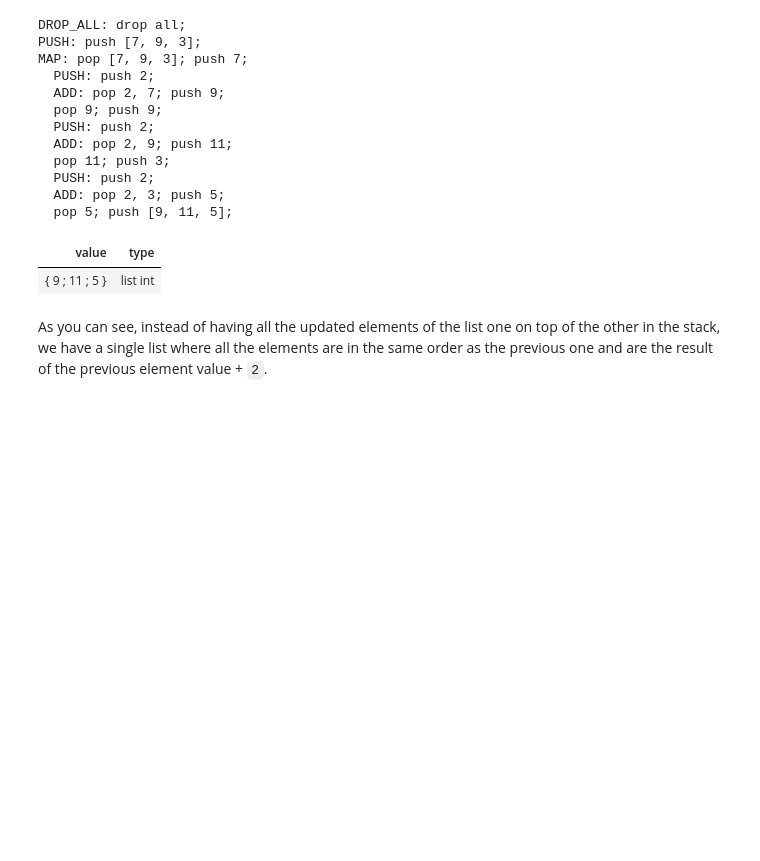
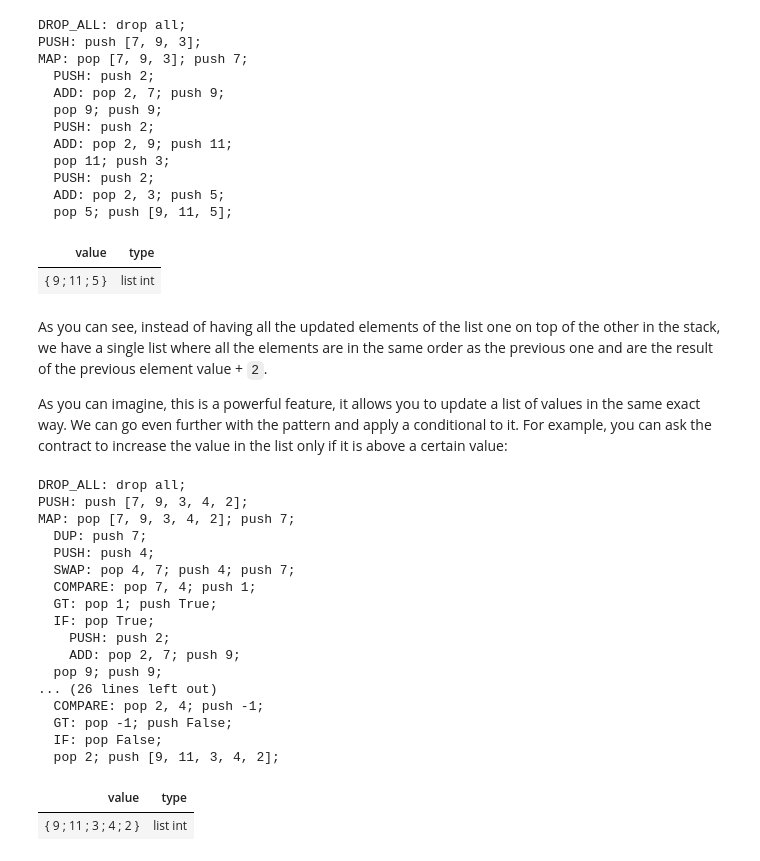
Before and after one commit to baking-bad/michelson-labs, a Jupyter notebook: notebooks/Chapter seven/Chapter seven - Operation on strings and lists.ipynb, the cells around one changed output. Saved outputs shown, nothing was run; the diff lists cells and outputs as text; code cells hidden in the pictures; blank space fills up the shorter version.

```diff
--- a/notebooks/Chapter seven/Chapter seven - Operation on strings and lists.ipynb
+++ b/notebooks/Chapter seven/Chapter seven - Operation on strings and lists.ipynb
@@ -504,3 +504,37 @@ MAP: pop [7, 9, 3]; push 7;
 | { 9 ; 11 ; 5 } | list int |
 # %% [markdown]
 As you can see, instead of having all the updated elements of the list one on top of the other in the stack, we have a single list where all the elements are in the same order as the previous one and are the result of the previous element value + `2`.
+
+As you can imagine, this is a powerful feature, it allows you to update a list of values in the same exact way. We can go even further with the pattern and apply a conditional to it. For example, you can ask the contract to increase the value in the list only if it is above a certain value:
+# %%
+DROP_ALL ;
+PUSH (list int) { 7 ; 9 ; 3 ; 4 ; 2 } ;
+MAP {
+        DUP ;
+        PUSH int 4 ;
+        SWAP ;
+        IFCMPGT
+            { PUSH int 2 ; ADD }
+            {}
+} ;
+DUMP ;
+# %% [output]
+DROP_ALL: drop all;
+PUSH: push [7, 9, 3, 4, 2];
+MAP: pop [7, 9, 3, 4, 2]; push 7;
+  DUP: push 7;
+  PUSH: push 4;
+  SWAP: pop 4, 7; push 4; push 7;
+  COMPARE: pop 7, 4; push 1;
+  GT: pop 1; push True;
+  IF: pop True;
+    PUSH: push 2;
+    ADD: pop 2, 7; push 9;
+  pop 9; push 9;
+... (26 lines left out)
+  COMPARE: pop 2, 4; push -1;
+  GT: pop -1; push False;
+  IF: pop False;
+  pop 2; push [9, 11, 3, 4, 2];
+| value | type |
+| { 9 ; 11 ; 3 ; 4 ; 2 } | list int |
```
Also changed, not shown: parts of 5 cells of this notebook, 1 other file.
